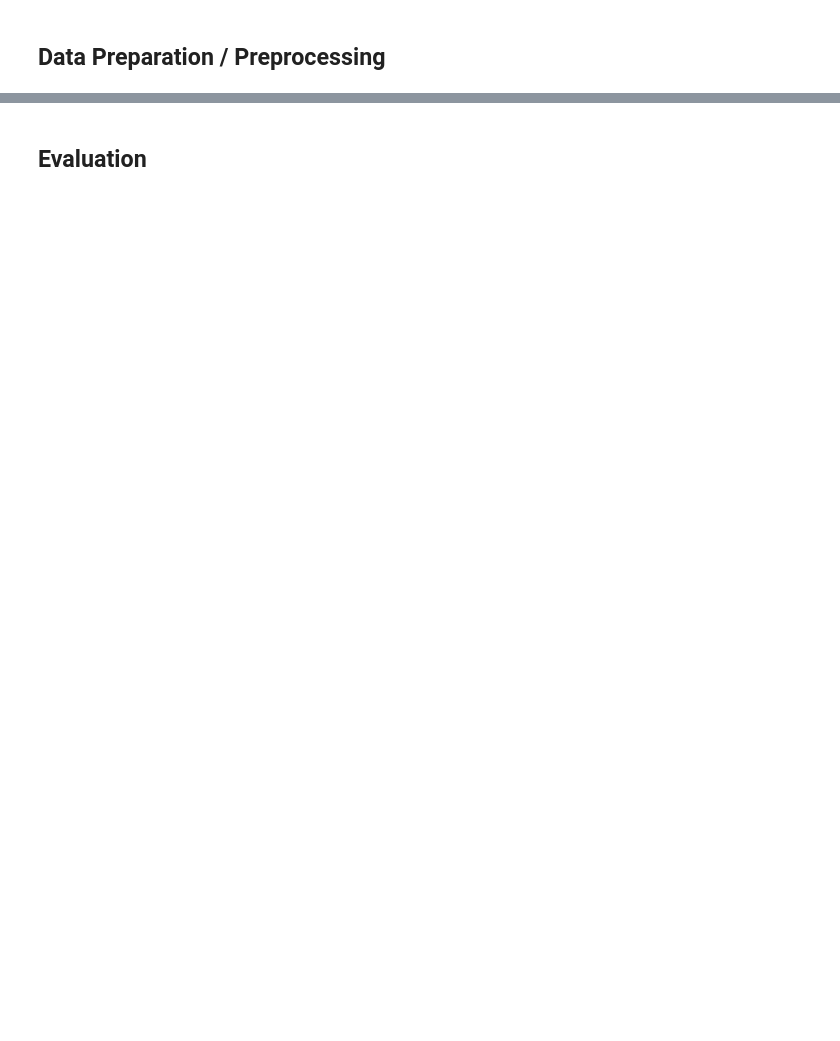
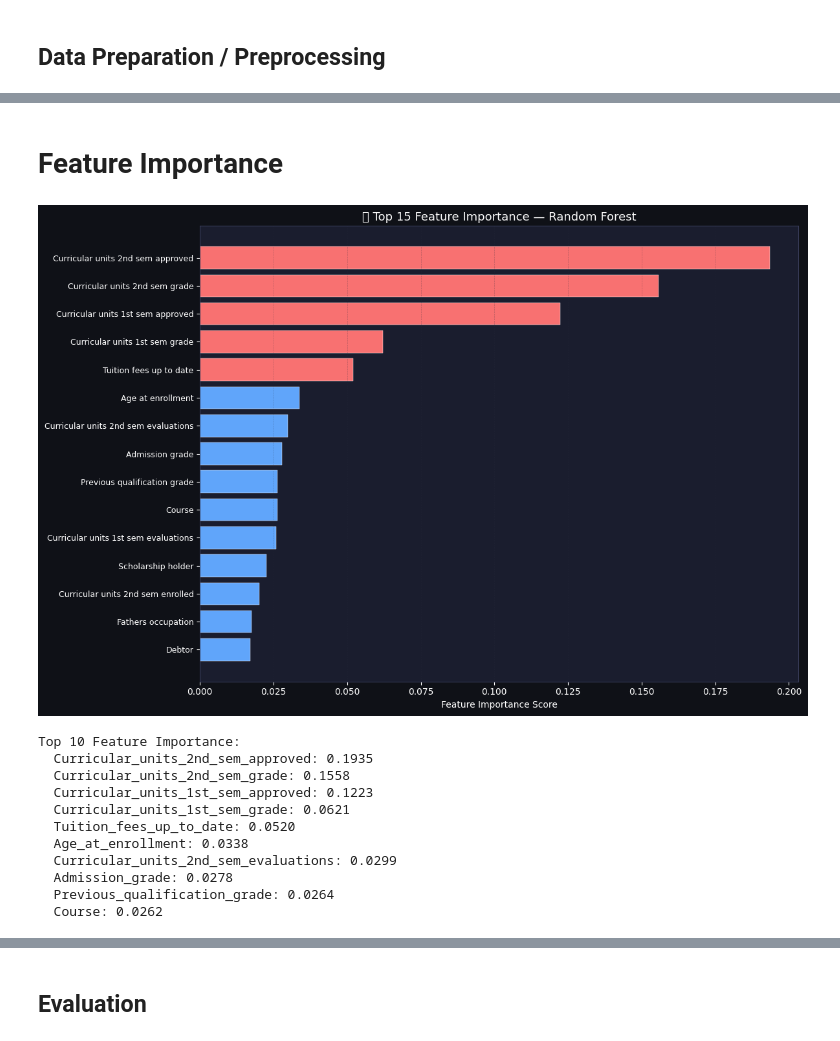
Before and after one commit to ANDI-BACHDAR-DD/Submission_akhir_penerapan-data_science_Dicoding, a Jupyter notebook: notebook.ipynb, the cells around one changed output, grey strips where cells are left out. Drawn from its saved outputs; the diff is of its cells as text; code cells hidden in the pictures; blank space fills up the shorter version.

```diff
--- a/notebook.ipynb
+++ b/notebook.ipynb
@@ -811,0 +783,45 @@ Dengan perbaikan tersebut, sistem dapat menjadi alat yang lebih akurat dalam men
+# %% [markdown]
+#  Feature Importance
+# %%
+feat_imp = pd.Series(rf.feature_importances_, index=X.columns).sort_values(ascending=False)
+
+fig, ax = plt.subplots(figsize=(12, 8))
+fig.patch.set_facecolor(BG_DARK)
+ax.set_facecolor(CARD_BG)
+
+top_features = feat_imp.head(15)
+colors_bar = ['#f87171' if i < 5 else '#60a5fa' for i in range(len(top_features))]
+bars = ax.barh(range(len(top_features)), top_features.values[::-1],
+               color=colors_bar[::-1], edgecolor='white', linewidth=0.3)
+
+ax.set_yticks(range(len(top_features)))
+ax.set_yticklabels([f.replace('_', ' ') for f in top_features.index[::-1]],
+                   color='white', fontsize=9)
+ax.set_xlabel('Feature Importance Score', color='white')
+ax.set_title('🏆 Top 15 Feature Importance — Random Forest',
+             color='white', fontsize=13)
+ax.tick_params(colors='white')
+for spine in ax.spines.values():
+    spine.set_color('#3a3f5c')
+ax.grid(axis='x', alpha=0.3)
+
+plt.tight_layout()
+plt.savefig('feature_importance.png', dpi=150, bbox_inches='tight', facecolor=BG_DARK)
+plt.show()
+
+print('\nTop 10 Feature Importance:')
+for feat, val in feat_imp.head(10).items():
+    print(f'  {feat}: {val:.4f}')
+# %% [output]
+[figure, added]
+Top 10 Feature Importance:
+  Curricular_units_2nd_sem_approved: 0.1935
+  Curricular_units_2nd_sem_grade: 0.1558
+  Curricular_units_1st_sem_approved: 0.1223
+  Curricular_units_1st_sem_grade: 0.0621
+  Tuition_fees_up_to_date: 0.0520
+  Age_at_enrollment: 0.0338
+  Curricular_units_2nd_sem_evaluations: 0.0299
+  Admission_grade: 0.0278
+  Previous_qualification_grade: 0.0264
+  Course: 0.0262
```
Also changed, not shown: parts of 49 cells of this notebook, 1 other file.
